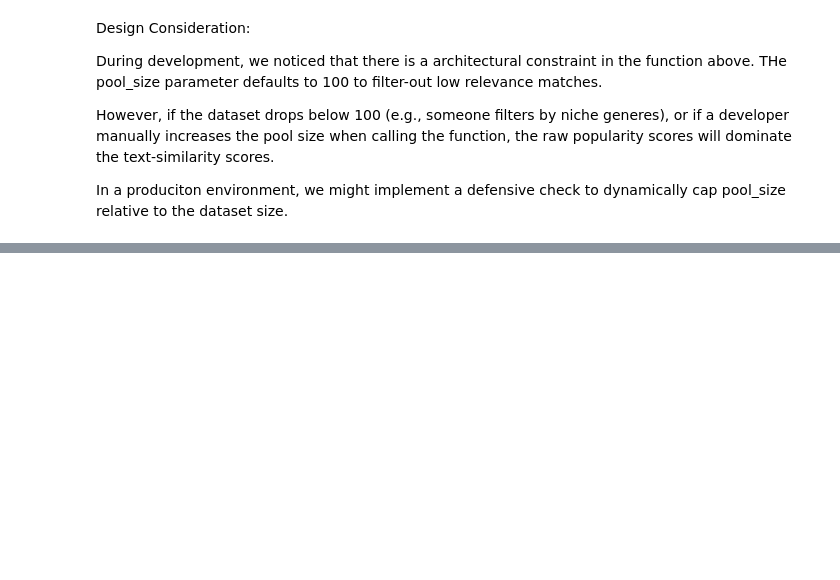
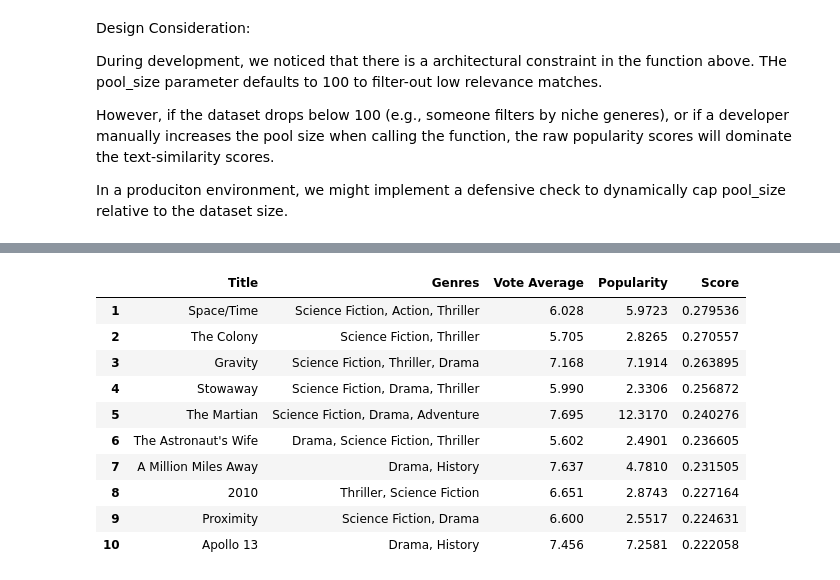
Before and after one commit to clarktenge/movie-recommender, a Jupyter notebook: PSTAT 134 FINAL PROJECT.ipynb, the cells around one changed output, grey strips where cells are left out. Cells and saved outputs as stored; diff of their text form; code cells hidden in the pictures; blank space fills up the shorter version.

```diff
--- a/PSTAT 134 FINAL PROJECT.ipynb
+++ b/PSTAT 134 FINAL PROJECT.ipynb
@@ -384,0 +351,14 @@ For this query the effect of weight tuning is modest, because all candidate film
+# %%
+recommend("Interstellar")
+# %% [output]
+|  | Title | Genres | Vote Average | Popularity | Score |
+| 1 | Space/Time | Science Fiction, Action, Thriller | 6.028 | 5.9723 | 0.279536 |
+| 2 | The Colony | Science Fiction, Thriller | 5.705 | 2.8265 | 0.270557 |
+| 3 | Gravity | Science Fiction, Thriller, Drama | 7.168 | 7.1914 | 0.263895 |
+| 4 | Stowaway | Science Fiction, Drama, Thriller | 5.990 | 2.3306 | 0.256872 |
+| 5 | The Martian | Science Fiction, Drama, Adventure | 7.695 | 12.3170 | 0.240276 |
+| 6 | The Astronaut's Wife | Drama, Science Fiction, Thriller | 5.602 | 2.4901 | 0.236605 |
+| 7 | A Million Miles Away | Drama, History | 7.637 | 4.7810 | 0.231505 |
+| 8 | 2010 | Thriller, Science Fiction | 6.651 | 2.8743 | 0.227164 |
+| 9 | Proximity | Science Fiction, Drama | 6.600 | 2.5517 | 0.224631 |
+| 10 | Apollo 13 | Drama, History | 7.456 | 7.2581 | 0.222058 |
```
Also changed, not shown: parts of 13 cells of this notebook, 1 other file.
